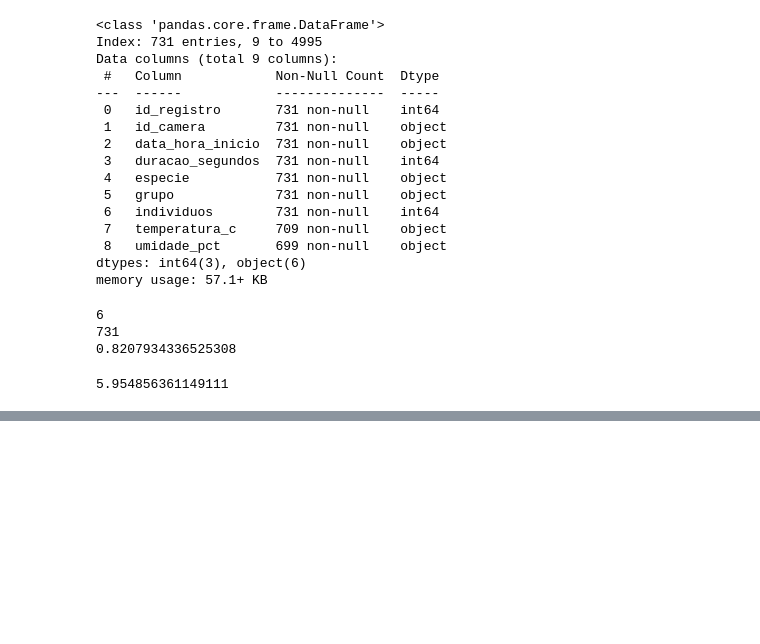
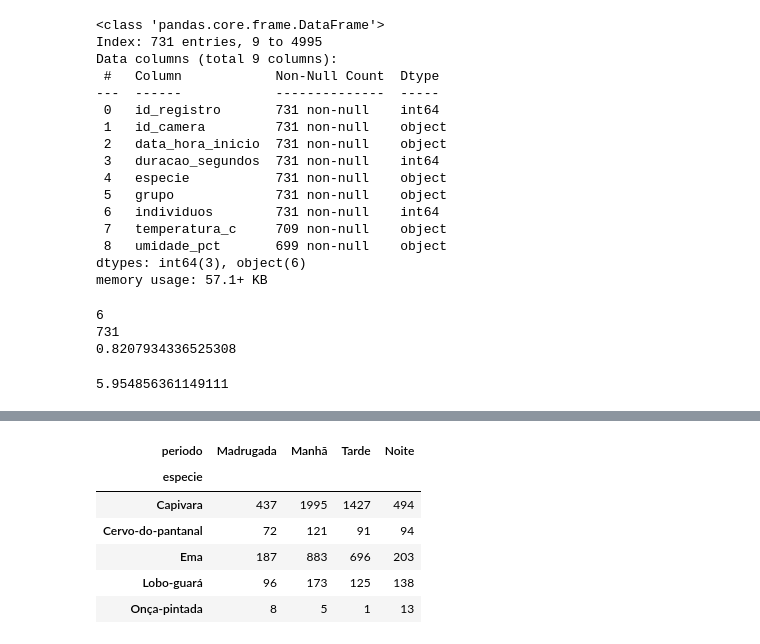
Before and after one commit to ufnovaes/Checkpoint-01, a Jupyter notebook: Checkpoint01.ipynb, the cells around one changed output, grey strips where cells are left out. Saved outputs shown, nothing was run; the diff lists cells and outputs as text; code cells hidden in the pictures; blank space fills up the shorter version.

```diff
--- a/Checkpoint01.ipynb
+++ b/Checkpoint01.ipynb
@@ -65,0 +172,10 @@ print(media)
+# %%
+df_pivot.head()
+# %% [output]
+| periodo | Madrugada | Manhã | Tarde | Noite |
+| especie |  |  |  |  |
+| Capivara | 437 | 1995 | 1427 | 494 |
+| Cervo-do-pantanal | 72 | 121 | 91 | 94 |
+| Ema | 187 | 883 | 696 | 203 |
+| Lobo-guará | 96 | 173 | 125 | 138 |
+| Onça-pintada | 8 | 5 | 1 | 13 |
```
Also changed, not shown: parts of 34 cells of this notebook.
